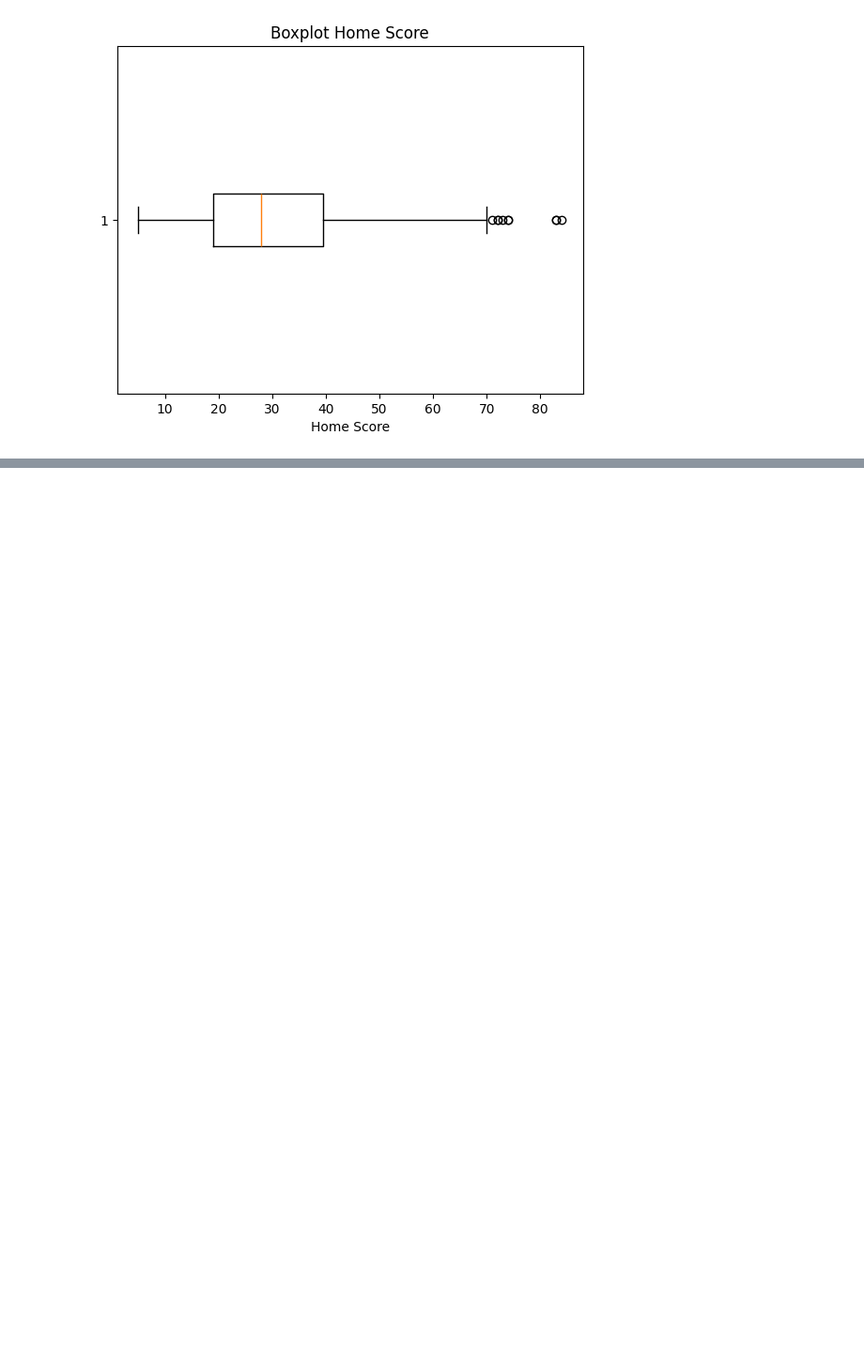
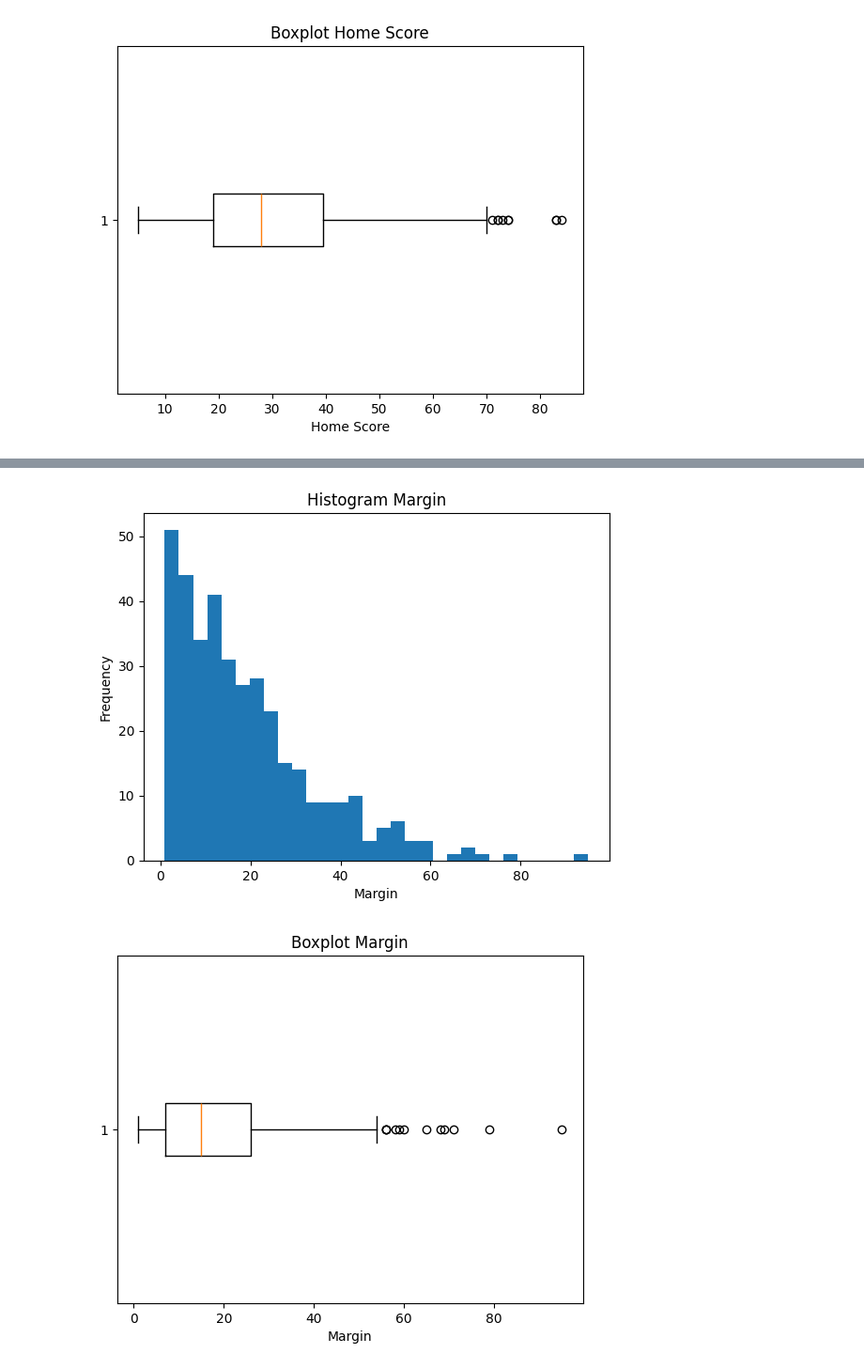
Before and after one commit to RAFAELSFIX10SMBR/datascience-portofolio, a Jupyter notebook: DBL_Predictor.ipynb, the cells around one changed output, grey strips where cells are left out. Shown at 94% size. Cells and saved outputs as stored; diff of their text form; code cells hidden in the pictures; blank space fills up the shorter version.

```diff
--- a/DBL_Predictor.ipynb
+++ b/DBL_Predictor.ipynb
@@ -292,0 +311,17 @@ plt.show()
+# %%
+#3. Distribusi Home Score
+plt.figure
+plt.hist(df['margin'].dropna(),bins=30)
+plt.title('Histogram Margin')
+plt.xlabel('Margin')
+plt.ylabel('Frequency')
+plt.show()
+
+plt.figure()
+plt.boxplot(df['margin'].dropna(),vert=False)
+plt.title('Boxplot Margin')
+plt.xlabel('Margin')
+plt.show()
+# %% [output]
+[figure, added]
+[figure, added]
```
Also changed, not shown: parts of 7 cells of this notebook.
